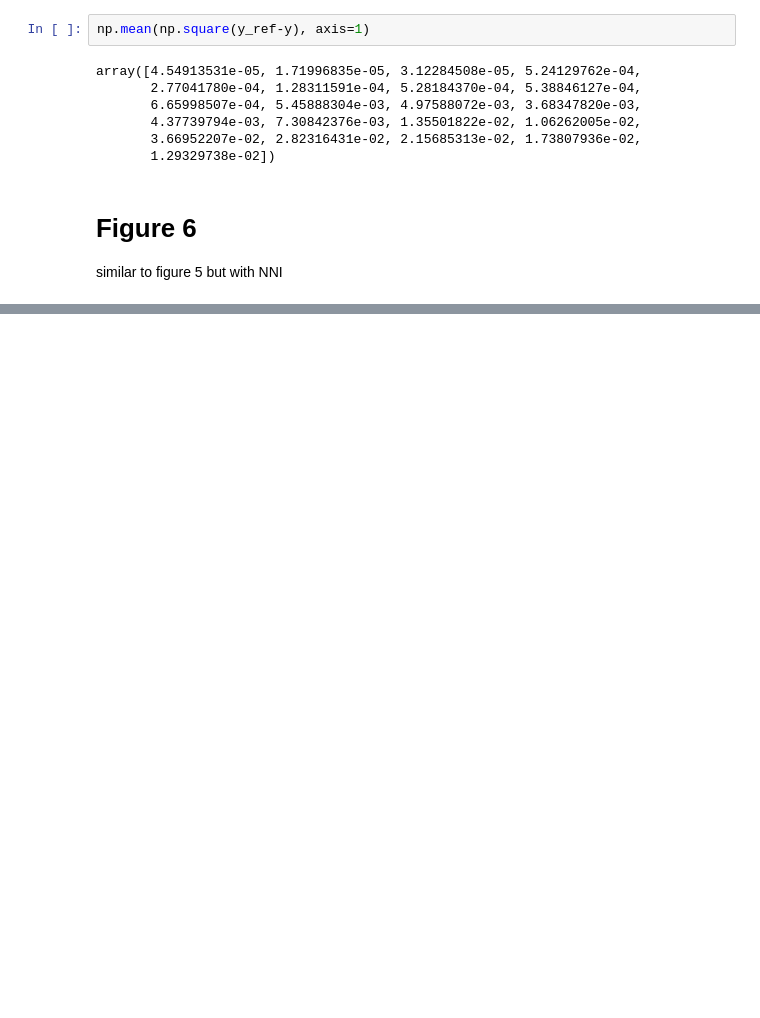
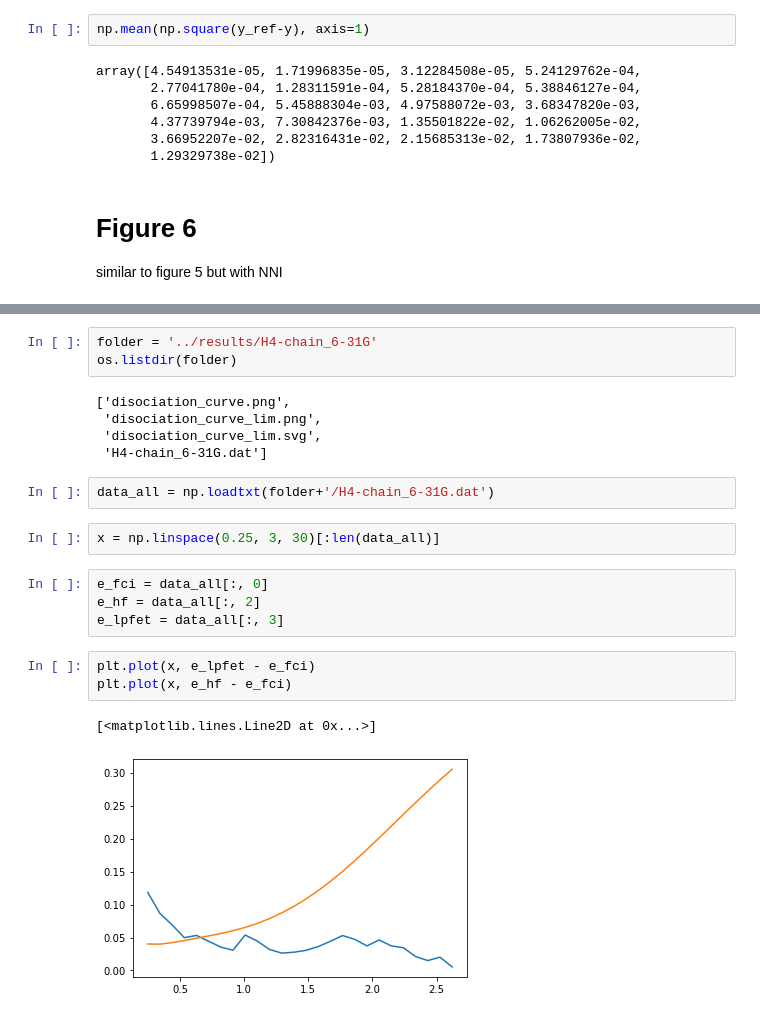
Before and after one commit to mrgulin/Single_shot, a Jupyter notebook: thesis_graphs/graphs1.ipynb, the cells around one changed output, grey strips where cells are left out. Cells and saved outputs as stored; diff of their text form; blank space fills up the shorter version.

```diff
--- a/thesis_graphs/graphs1.ipynb
+++ b/thesis_graphs/graphs1.ipynb
@@ -341,0 +384,22 @@ Text(0, 0.5, '$\\sqrt{\\frac{\\sum n - n_{ref}}{N_s}}=$RMSD$(n)}$')
+# %%
+folder = '../results/H4-chain_6-31G'
+os.listdir(folder)
+# %% [output]
+['disociation_curve.png',
+ 'disociation_curve_lim.png',
+ 'disociation_curve_lim.svg',
+ 'H4-chain_6-31G.dat']
+# %%
+data_all = np.loadtxt(folder+'/H4-chain_6-31G.dat')
+# %%
+x = np.linspace(0.25, 3, 30)[:len(data_all)]
+# %%
+e_fci = data_all[:, 0]
+e_hf = data_all[:, 2]
+e_lpfet = data_all[:, 3]
+# %%
+plt.plot(x, e_lpfet - e_fci)
+plt.plot(x, e_hf - e_fci)
+# %% [output]
+[<matplotlib.lines.Line2D at 0x...>]
+[figure, added]
```
Also changed, not shown: parts of 16 cells of this notebook, 5 other files.
